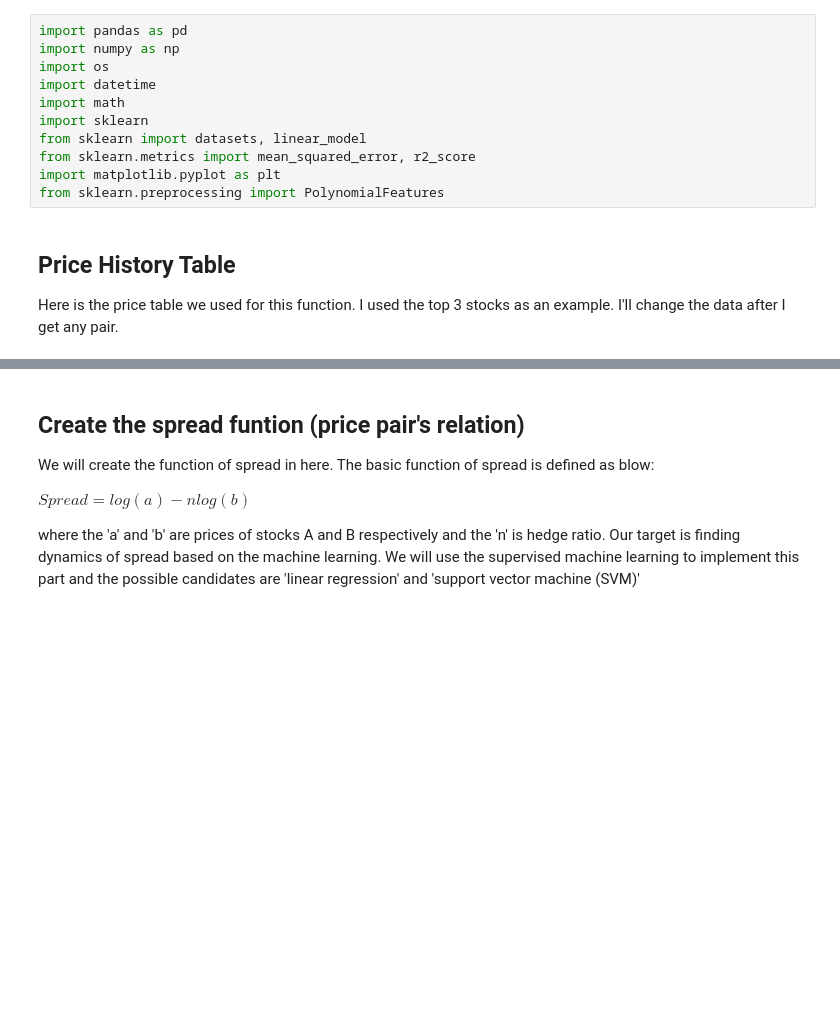
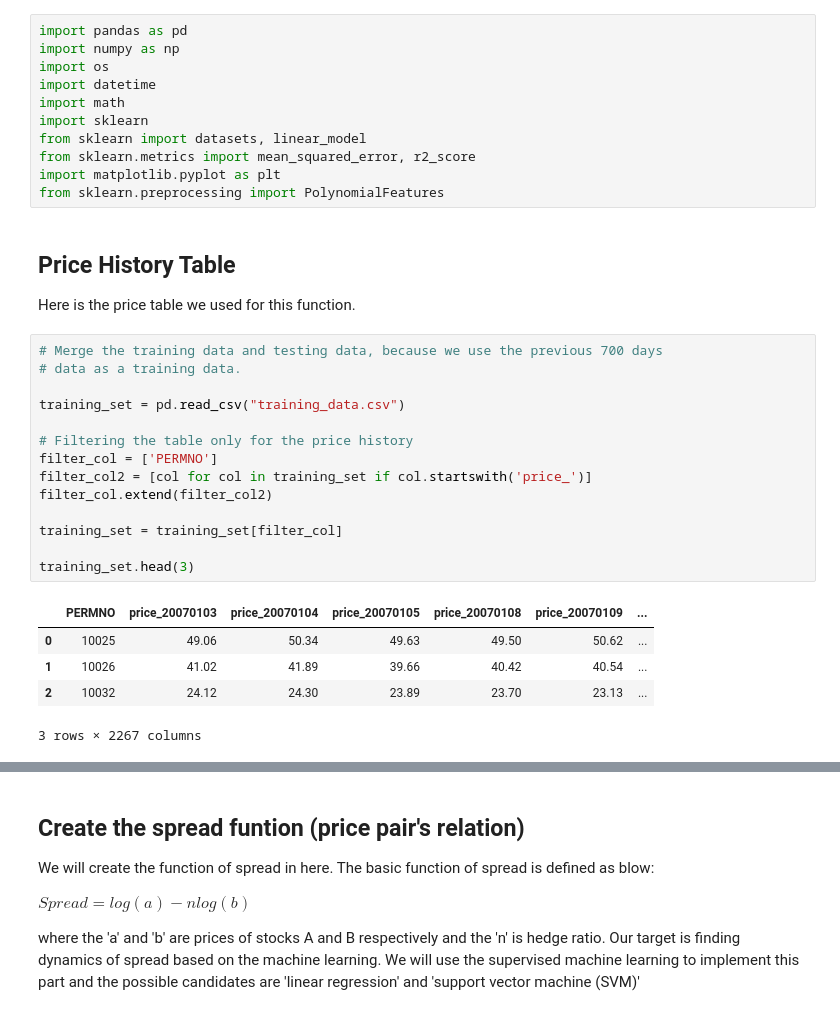
Before and after one commit to daehkim/pair-trading, a Jupyter notebook: tradingStrategy.ipynb, the cells around one changed output, grey strips where cells are left out. Cells and saved outputs as stored; diff of their text form; blank space fills up the shorter version.

```diff
--- a/tradingStrategy.ipynb
+++ b/tradingStrategy.ipynb
@@ -16,4 +16,24 @@ import matplotlib.pyplot as plt
 from sklearn.preprocessing import PolynomialFeatures
 # %% [markdown]
 ## Price History Table
-Here is the price table we used for this function. I used the top 3 stocks as an example. I'll change the data after I get any pair.
+Here is the price table we used for this function.
+# %%
+# Merge the training data and testing data, because we use the previous 700 days
+# data as a training data.
+
+training_set = pd.read_csv("training_data.csv")
+
+# Filtering the table only for the price history
+filter_col = ['PERMNO']
+filter_col2 = [col for col in training_set if col.startswith('price_')]
+filter_col.extend(filter_col2)
+
+training_set = training_set[filter_col]
+
+training_set.head(3)
+# %% [output]
+|  | PERMNO | price_20070103 | price_20070104 | price_20070105 | price_20070108 | price_20070109 | ... |
+| 0 | 10025 | 49.06 | 50.34 | 49.63 | 49.50 | 50.62 | ... |
+| 1 | 10026 | 41.02 | 41.89 | 39.66 | 40.42 | 40.54 | ... |
+| 2 | 10032 | 24.12 | 24.30 | 23.89 | 23.70 | 23.13 | ... |
+3 rows × 2267 columns
```
Also changed, not shown: parts of 7 cells of this notebook.
